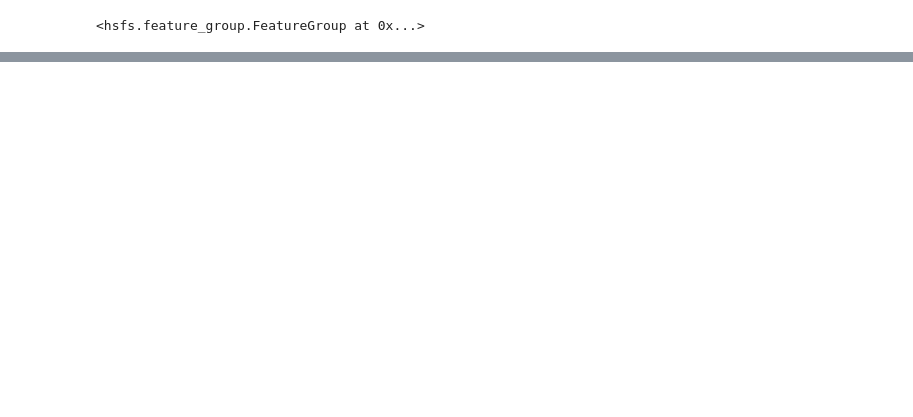
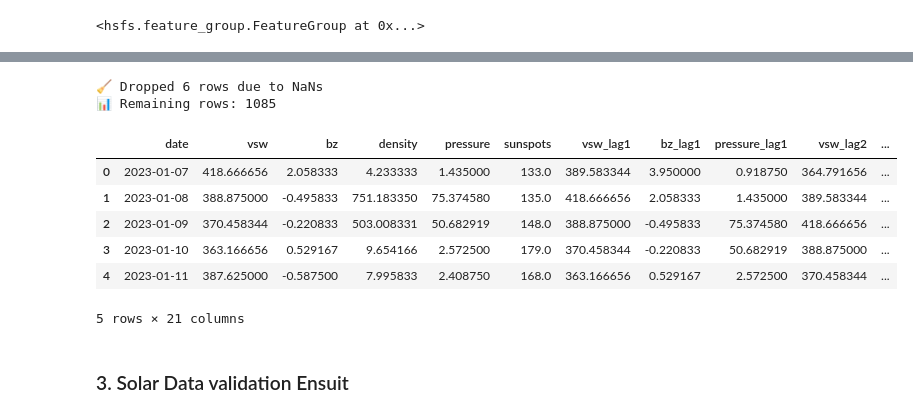
Before and after one commit to LoretaPajaziti/id2223-project, a Jupyter notebook: notebooks/aurora/1_feature_backfill.ipynb, the cells around one changed output, grey strips where cells are left out. Cells and saved outputs as stored; diff of their text form; code cells hidden in the pictures; blank space fills up the shorter version.

Commit message:
notebook 1 with solar wind included

```diff
--- a/notebooks/aurora/1_feature_backfill.ipynb
+++ b/notebooks/aurora/1_feature_backfill.ipynb
@@ -491,0 +564,41 @@ weather_fg.update_feature_description(
+# %%
+ for lag in [1, 2, 3]:
+    physics_daily[f'vsw_lag{lag}'] = physics_daily['vsw'].shift(lag)
+    physics_daily[f'bz_lag{lag}'] = physics_daily['bz'].shift(lag)
+    physics_daily[f'pressure_lag{lag}'] = physics_daily['pressure'].shift(lag)
+
+physics_daily['bz_3d_mean'] = physics_daily['bz'].rolling(3).mean()
+physics_daily['bz_7d_min'] = physics_daily['bz'].rolling(7).min()
+
+physics_daily['vsw_3d_mean'] = physics_daily['vsw'].rolling(3).mean()
+physics_daily['pressure_3d_max'] = physics_daily['pressure'].rolling(3).max()
+
+physics_daily['vBz'] = physics_daily['vsw'] * physics_daily['bz']
+physics_daily['vBz_neg'] = physics_daily['vsw'] * physics_daily['bz'].clip(upper=0)
+
+float_cols = physics_daily.select_dtypes("float").columns
+physics_daily[float_cols] = physics_daily[float_cols].astype("float32")
+
+before = len(physics_daily)
+
+physics_daily = physics_daily.dropna().reset_index(drop=True)
+
+after = len(physics_daily)
+
+print(f"🧹 Dropped {before - after} rows due to NaNs")
+print(f"📊 Remaining rows: {after}")
+# %% [output]
+🧹 Dropped 6 rows due to NaNs
+📊 Remaining rows: 1085
+# %%
+physics_daily.head()
+# %% [output]
+|  | date | vsw | bz | density | pressure | sunspots | vsw_lag1 | bz_lag1 | pressure_lag1 | vsw_lag2 | ... |
+| 0 | 2023-01-07 | 418.666656 | 2.058333 | 4.233333 | 1.435000 | 133.0 | 389.583344 | 3.950000 | 0.918750 | 364.791656 | ... |
+| 1 | 2023-01-08 | 388.875000 | -0.495833 | 751.183350 | 75.374580 | 135.0 | 418.666656 | 2.058333 | 1.435000 | 389.583344 | ... |
+| 2 | 2023-01-09 | 370.458344 | -0.220833 | 503.008331 | 50.682919 | 148.0 | 388.875000 | -0.495833 | 75.374580 | 418.666656 | ... |
+| 3 | 2023-01-10 | 363.166656 | 0.529167 | 9.654166 | 2.572500 | 179.0 | 370.458344 | -0.220833 | 50.682919 | 388.875000 | ... |
+| 4 | 2023-01-11 | 387.625000 | -0.587500 | 7.995833 | 2.408750 | 168.0 | 363.166656 | 0.529167 | 2.572500 | 370.458344 | ... |
+5 rows × 21 columns
+# %% [markdown]
+### 3. Solar Data validation Ensuit
```
Also changed, not shown: parts of 51 cells of this notebook.
